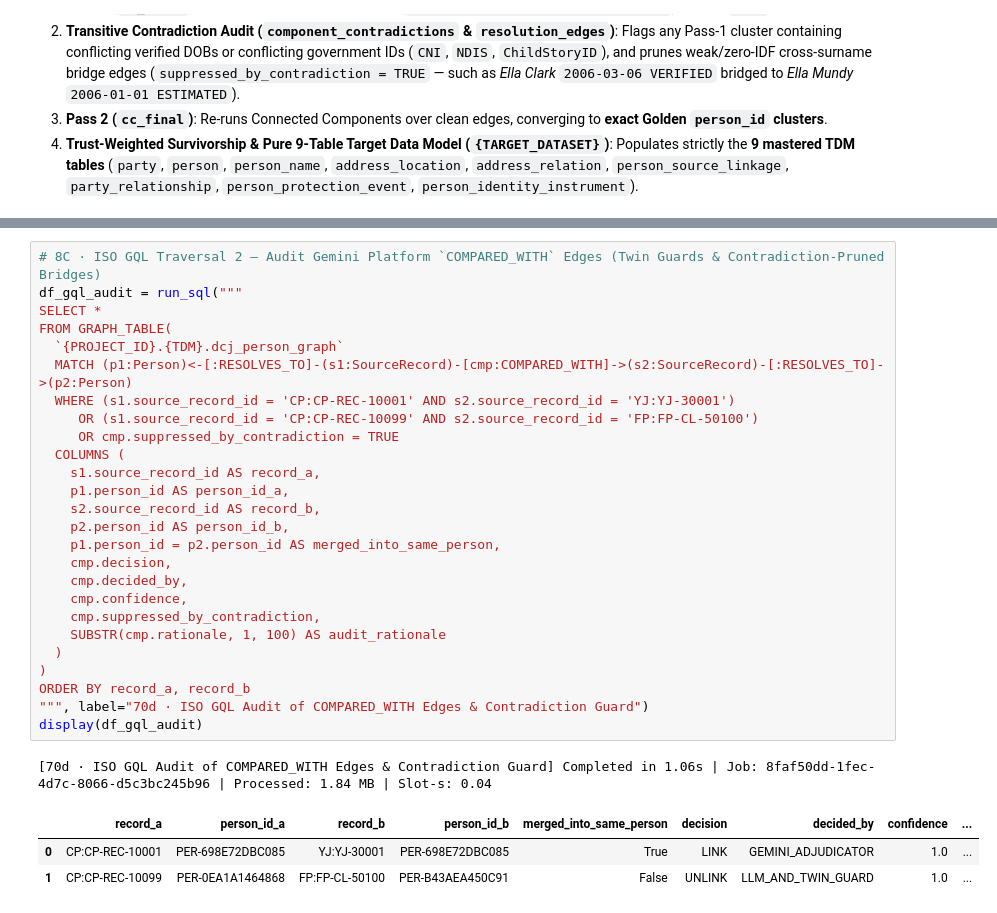
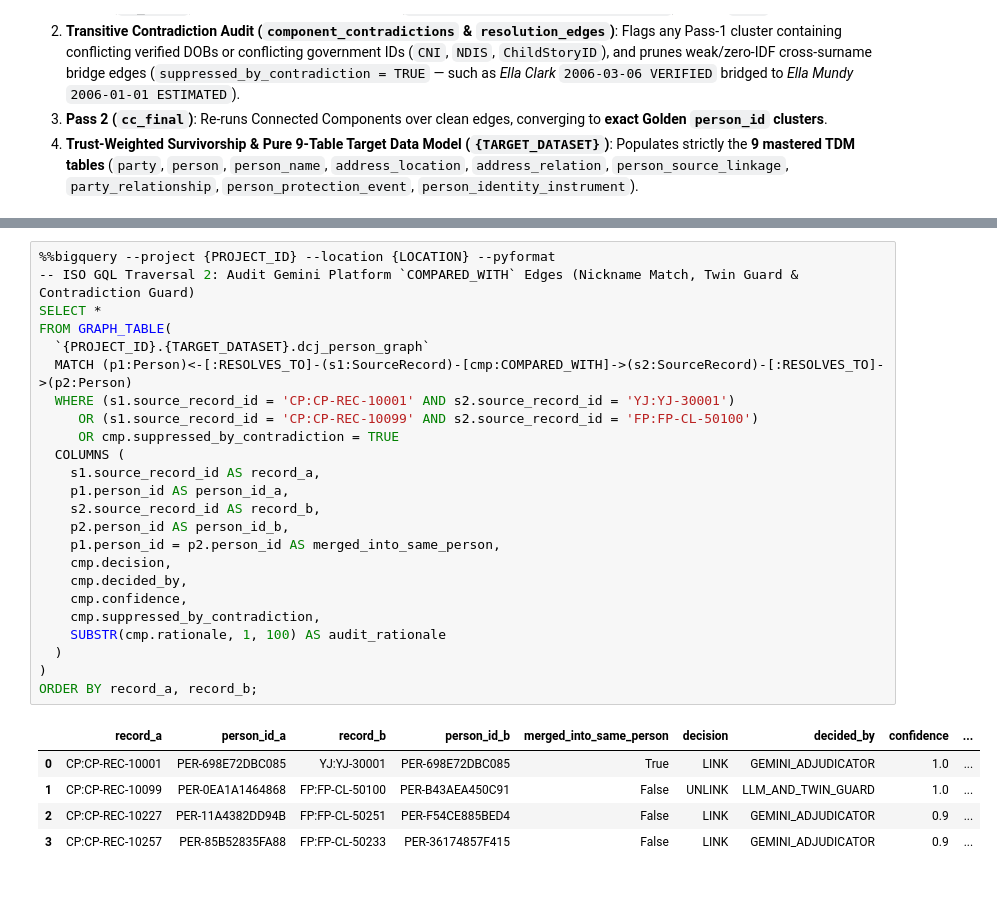
Before and after one commit to MattATurner/citizen_match, a Jupyter notebook: notebooks/cdp-walkthrough.ipynb, the cells around one changed output, grey strips where cells are left out. Saved outputs shown, nothing was run; the diff lists cells and outputs as text.

```diff
--- a/notebooks/cdp-walkthrough.ipynb
+++ b/notebooks/cdp-walkthrough.ipynb
@@ -3430,31 +3288,30 @@ display(df_gql_lachie)
 # %%
-# 8C · ISO GQL Traversal 2 — Audit Gemini Platform `COMPARED_WITH` Edges (Twin Guards & Contradiction-Pruned Bridges)
-df_gql_audit = run_sql("""
+%%bigquery --project {PROJECT_ID} --location {LOCATION} --pyformat
+-- ISO GQL Traversal 2: Audit Gemini Platform `COMPARED_WITH` Edges (Nickname Match, Twin Guard & Contradiction Guard)
 SELECT *
 FROM GRAPH_TABLE(
-  `{PROJECT_ID}.{TDM}.dcj_person_graph`
+  `{PROJECT_ID}.{TARGET_DATASET}.dcj_person_graph`
   MATCH (p1:Person)<-[:RESOLVES_TO]-(s1:SourceRecord)-[cmp:COMPARED_WITH]->(s2:SourceRecord)-[:RESOLVES_TO]->(p2:Person)
   WHERE (s1.source_record_id = 'CP:CP-REC-10001' AND s2.source_record_id = 'YJ:YJ-30001')
      OR (s1.source_record_id = 'CP:CP-REC-10099' AND s2.source_record_id = 'FP:FP-CL-50100')
      OR cmp.suppressed_by_contradiction = TRUE
   COLUMNS (
     s1.source_record_id AS record_a,
     p1.person_id AS person_id_a,
     s2.source_record_id AS record_b,
     p2.person_id AS person_id_b,
     p1.person_id = p2.person_id AS merged_into_same_person,
     cmp.decision,
     cmp.decided_by,
     cmp.confidence,
     cmp.suppressed_by_contradiction,
     SUBSTR(cmp.rationale, 1, 100) AS audit_rationale
   )
 )
-ORDER BY record_a, record_b
-""", label="70d · ISO GQL Audit of COMPARED_WITH Edges & Contradiction Guard")
-display(df_gql_audit)
+ORDER BY record_a, record_b;
 # %% [output]
-[70d · ISO GQL Audit of COMPARED_WITH Edges & Contradiction Guard] Completed in 1.06s | Job: 8faf50dd-1fec-4d7c-8066-d5c3bc245b96 | Processed: 1.84 MB | Slot-s: 0.04
 |  | record_a | person_id_a | record_b | person_id_b | merged_into_same_person | decision | decided_by | confidence | ... |
 | 0 | CP:CP-REC-10001 | PER-698E72DBC085 | YJ:YJ-30001 | PER-698E72DBC085 | True | LINK | GEMINI_ADJUDICATOR | 1.0 | ... |
 | 1 | CP:CP-REC-10099 | PER-0EA1A1464868 | FP:FP-CL-50100 | PER-B43AEA450C91 | False | UNLINK | LLM_AND_TWIN_GUARD | 1.0 | ... |
+| 2 | CP:CP-REC-10227 | PER-11A4382DD94B | FP:FP-CL-50251 | PER-F54CE885BED4 | False | LINK | GEMINI_ADJUDICATOR | 0.9 | ... |
+| 3 | CP:CP-REC-10257 | PER-85B52835FA88 | FP:FP-CL-50233 | PER-36174857F415 | False | LINK | GEMINI_ADJUDICATOR | 0.9 | ... |
```
Also changed, not shown: parts of 42 cells of this notebook.
